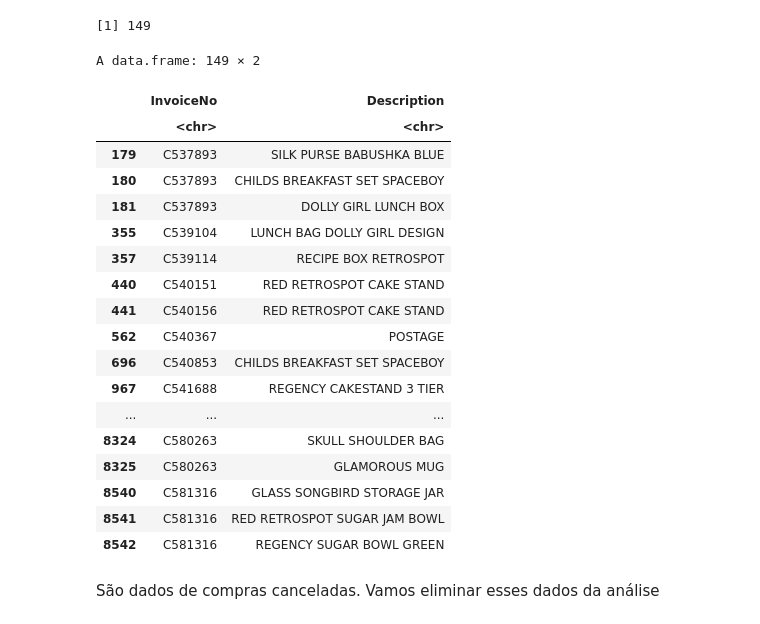
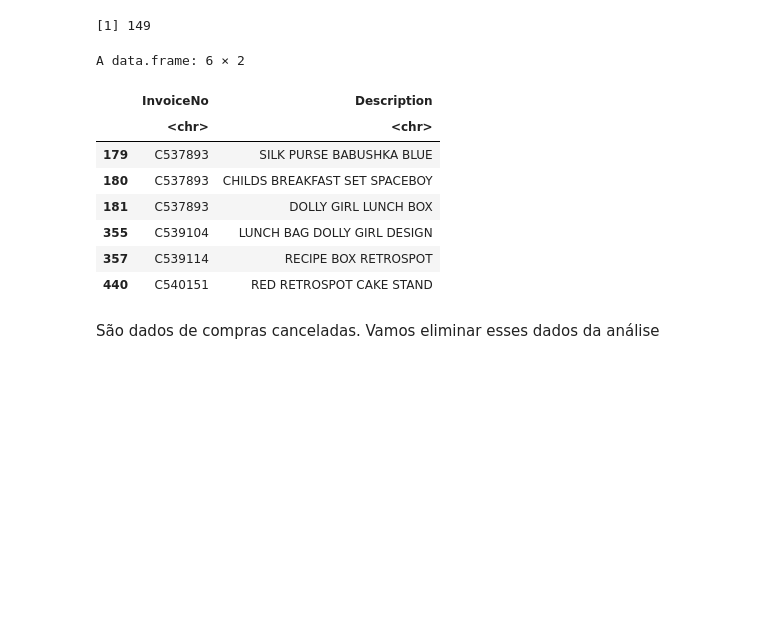
Before and after one commit to Fagner608/MAB_apriori_with_R, a Jupyter notebook: MBA_APRIORI.ipynb, the cells around one changed output. Drawn from its saved outputs; the diff is of its cells as text; code cells hidden in the pictures; blank space fills up the shorter version.

```diff
--- a/MBA_APRIORI.ipynb
+++ b/MBA_APRIORI.ipynb
@@ -181,28 +156,18 @@ indices = grep("[A-Za-z]", dados$InvoiceNo)
 length(indices)
 # %% [output]
 [1] 149
-# %%
-dados[indices, ]
-# %% [output]
-A data.frame: 149 × 2
-|  | InvoiceNo | Description |
-|  | <chr> | <chr> |
-| 179 | C537893 | SILK PURSE BABUSHKA BLUE |
-| 180 | C537893 | CHILDS BREAKFAST SET SPACEBOY |
-| 181 | C537893 | DOLLY GIRL LUNCH BOX |
-| 355 | C539104 | LUNCH BAG DOLLY GIRL DESIGN |
-| 357 | C539114 | RECIPE BOX RETROSPOT |
-| 440 | C540151 | RED RETROSPOT CAKE STAND |
-| 441 | C540156 | RED RETROSPOT CAKE STAND |
-| 562 | C540367 | POSTAGE |
-| 696 | C540853 | CHILDS BREAKFAST SET SPACEBOY |
-| 967 | C541688 | REGENCY CAKESTAND 3 TIER |
-| ... | ... | ... |
-| 8324 | C580263 | SKULL SHOULDER BAG |
-| 8325 | C580263 | GLAMOROUS MUG |
-| 8540 | C581316 | GLASS SONGBIRD STORAGE JAR |
-| 8541 | C581316 | RED RETROSPOT SUGAR JAM BOWL |
-| 8542 | C581316 | REGENCY SUGAR BOWL GREEN |
+# %%
+head(dados[indices, ])
+# %% [output]
+A data.frame: 6 × 2
+|  | InvoiceNo | Description |
+|  | <chr> | <chr> |
+| 179 | C537893 | SILK PURSE BABUSHKA BLUE |
+| 180 | C537893 | CHILDS BREAKFAST SET SPACEBOY |
+| 181 | C537893 | DOLLY GIRL LUNCH BOX |
+| 355 | C539104 | LUNCH BAG DOLLY GIRL DESIGN |
+| 357 | C539114 | RECIPE BOX RETROSPOT |
+| 440 | C540151 | RED RETROSPOT CAKE STAND |
 # %% [markdown]
 São dados de compras canceladas. Vamos eliminar esses dados da análise
 # %%
```
Also changed, not shown: parts of 20 cells of this notebook.
